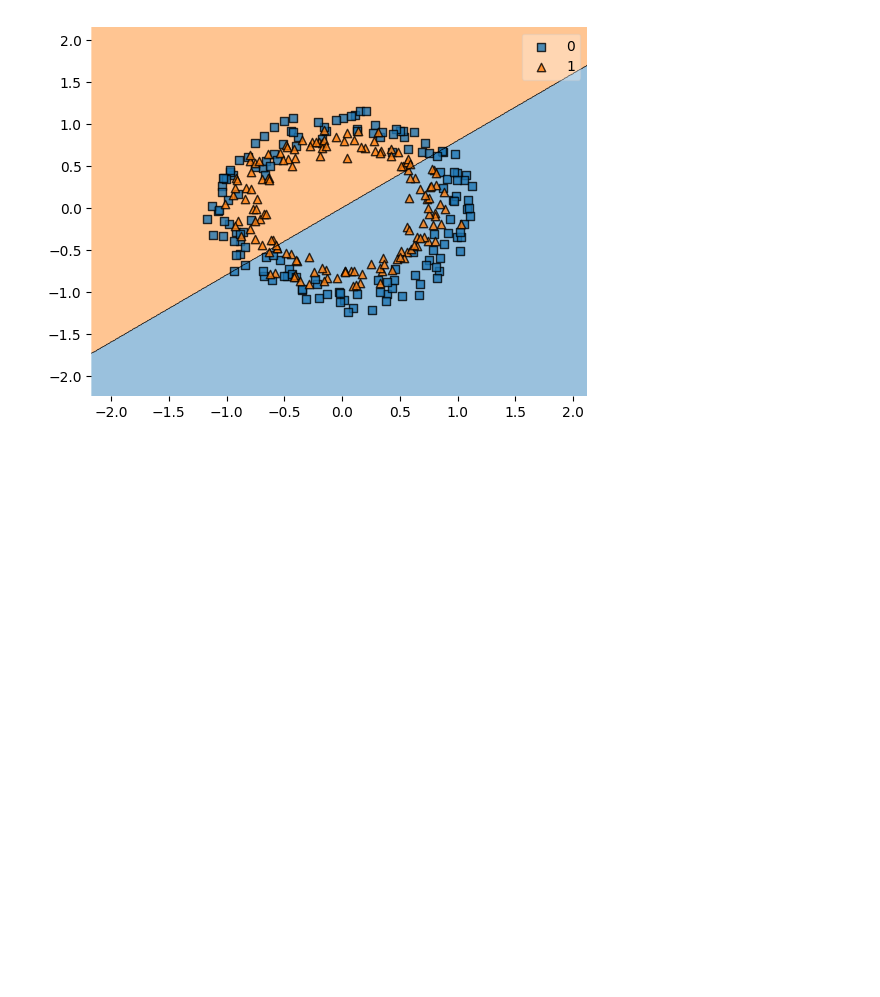
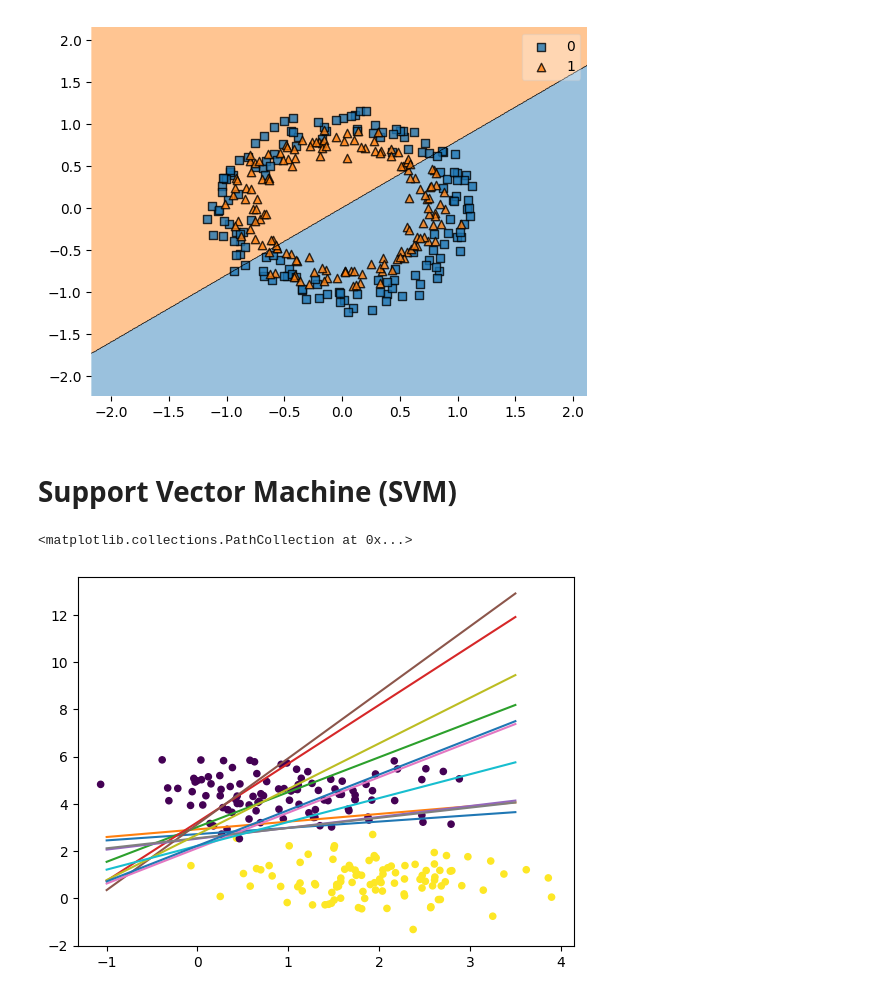
Before and after one commit to marzieh-saeedimasine/Python-DataCleaning-Modelling, a Jupyter notebook: LinearRegression-SupportVectorMachine.ipynb, the cells around one changed output. Saved outputs shown, nothing was run; the diff lists cells and outputs as text; code cells hidden in the pictures; blank space fills up the shorter version.

```diff
--- a/LinearRegression-SupportVectorMachine.ipynb
+++ b/LinearRegression-SupportVectorMachine.ipynb
@@ -97,3 +99,5 @@ plot_decision_regions(X,Y,model)
 # %% [output]
 <Axes: >
 [figure]
+# %% [markdown]
+# Support Vector Machine (SVM)
@@ -99,0 +106,16 @@ plot_decision_regions(X,Y,model)
+# %%
+X,Y=make_blobs(n_samples=200,centers=2, random_state=0, cluster_std=0.8)
+model=SVC(kernel='linear',C=1)
+model.fit(X,Y)
+
+#support_vectors
+x_range=np.linspace(-1,3.5)
+a=model.support_vectors_[:,0]
+b=model.support_vectors_[:,1]
+
+for i in range(0,len(a)):
+        plt.plot(x_range, a[i]*x_range+b[i])
+plt.scatter(X[:,0],X[:,1],c=Y, s=20)
+# %% [output]
+<matplotlib.collections.PathCollection at 0x...>
+[figure, added]
```
Also changed, not shown: parts of 7 cells of this notebook.
